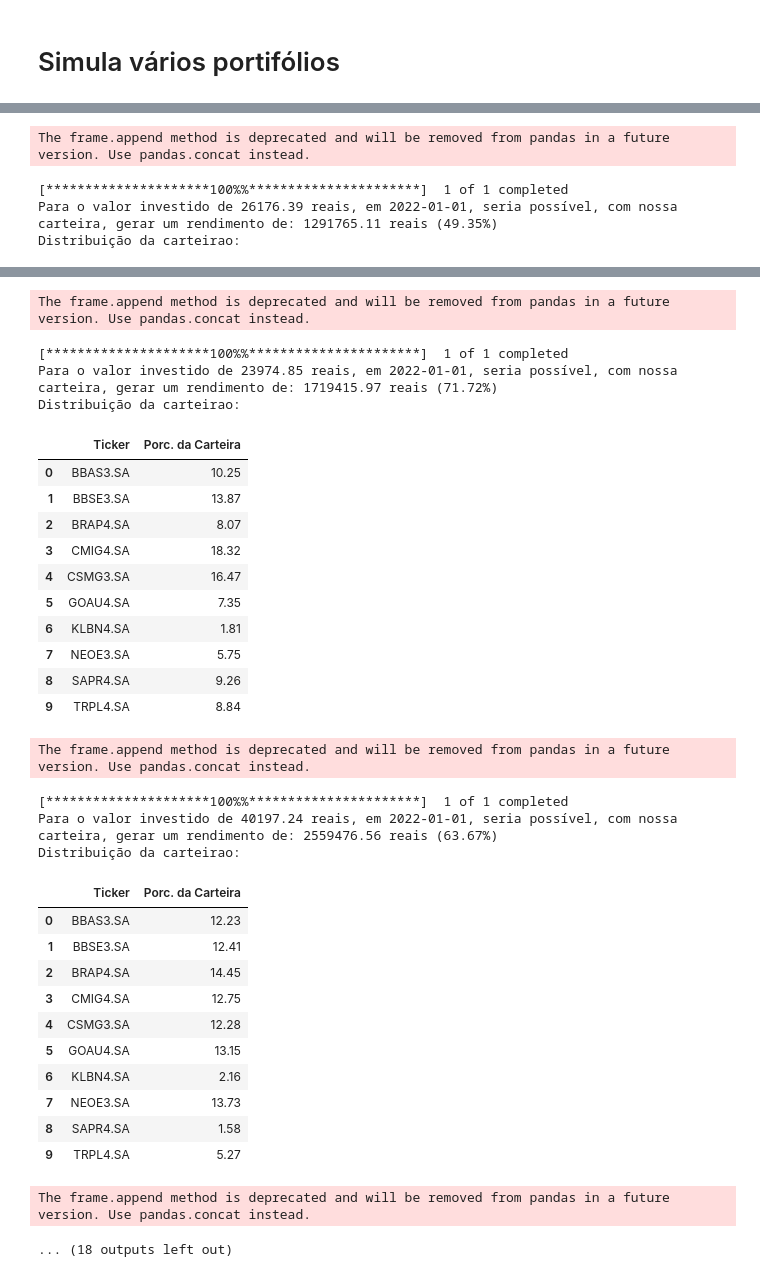
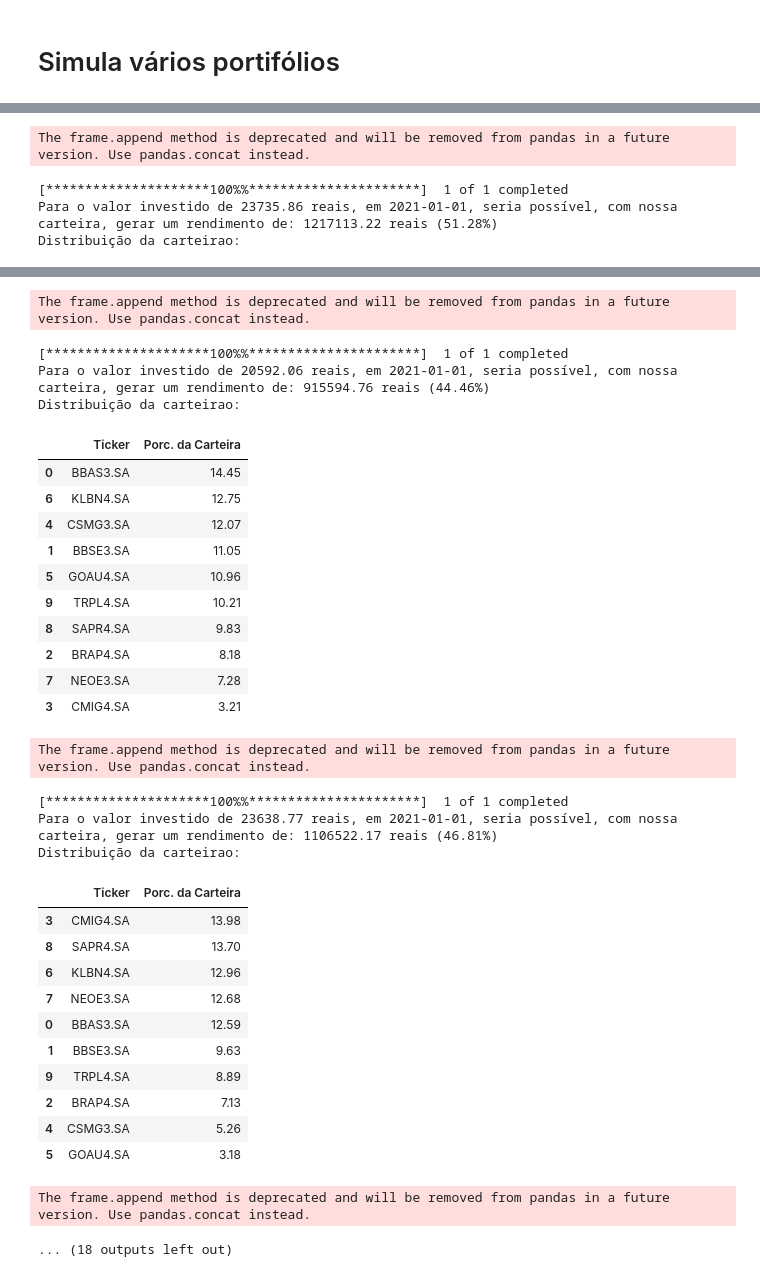
Before and after one commit to yuriishizawa/stock_analysis, a Jupyter notebook: apresentacao_analise.ipynb, the cells around one changed output, grey strips where cells are left out. Saved outputs shown, nothing was run; the diff lists cells and outputs as text; code cells hidden in the pictures.

```diff
--- a/apresentacao_analise.ipynb
+++ b/apresentacao_analise.ipynb
@@ -37,7 +37,7 @@ yf.pdr_override()
 
 sns.set()
 # %%
-START_DATE = "2022-01-01"
+START_DATE = "2021-01-01"
 # %% [markdown]
 ## Coleta dos dados
 # %% [markdown]
@@ -194,7 +191,7 @@ Para o valor investido de 49842.39 reais, em 2022-01-01, seria possível, com no
 return_results = pd.DataFrame()
 
 for i in range(1, 11):
-    portifolio = generate_portifolio(stock_data)
+    portifolio = generate_portifolio(stock_data, max_share=5)
     portifolio_return = np.dot(
         returns.values,
         portifolio.set_index("Ticker")["Porc. da Carteira"].div(100).values,
@@ -229,7 +226,11 @@ for i in range(1, 11):
     )
     print("Distribuição da carteirao:")
 
-    display(portifolio[["Ticker", "Porc. da Carteira"]].round(2))
+    display(
+        portifolio[["Ticker", "Porc. da Carteira"]]
+        .round(2)
+        .sort_values("Porc. da Carteira", ascending=False)
+    )
 
     return_aux = portifolio[["Ticker", "Porc. da Carteira"]].round(2)
     return_aux["Rendimento"] = return_pct
@@ -252,5 +253,5 @@ Distribuição da carteirao:
 The frame.append method is deprecated and will be removed from pandas in a future version. Use pandas.concat instead.
 [*********************100%%**********************]  1 of 1 completed
-Para o valor investido de 26176.39 reais, em 2022-01-01, seria possível, com nossa carteira, gerar um rendimento de: 1291765.11 reais (49.35%)
+Para o valor investido de 23735.86 reais, em 2021-01-01, seria possível, com nossa carteira, gerar um rendimento de: 1217113.22 reais (51.28%)
 Distribuição da carteirao:
 |  | Ticker | Porc. da Carteira |
@@ -267,32 +268,32 @@ Distribuição da carteirao:
 The frame.append method is deprecated and will be removed from pandas in a future version. Use pandas.concat instead.
 [*********************100%%**********************]  1 of 1 completed
-Para o valor investido de 23974.85 reais, em 2022-01-01, seria possível, com nossa carteira, gerar um rendimento de: 1719415.97 reais (71.72%)
+Para o valor investido de 20592.06 reais, em 2021-01-01, seria possível, com nossa carteira, gerar um rendimento de: 915594.76 reais (44.46%)
 Distribuição da carteirao:
 |  | Ticker | Porc. da Carteira |
-| 0 | BBAS3.SA | 10.25 |
-| 1 | BBSE3.SA | 13.87 |
-| 2 | BRAP4.SA | 8.07 |
-| 3 | CMIG4.SA | 18.32 |
-| 4 | CSMG3.SA | 16.47 |
-| 5 | GOAU4.SA | 7.35 |
-| 6 | KLBN4.SA | 1.81 |
-| 7 | NEOE3.SA | 5.75 |
-| 8 | SAPR4.SA | 9.26 |
-| 9 | TRPL4.SA | 8.84 |
+| 0 | BBAS3.SA | 14.45 |
+| 6 | KLBN4.SA | 12.75 |
+| 4 | CSMG3.SA | 12.07 |
+| 1 | BBSE3.SA | 11.05 |
+| 5 | GOAU4.SA | 10.96 |
+| 9 | TRPL4.SA | 10.21 |
+| 8 | SAPR4.SA | 9.83 |
+| 2 | BRAP4.SA | 8.18 |
+| 7 | NEOE3.SA | 7.28 |
+| 3 | CMIG4.SA | 3.21 |
 The frame.append method is deprecated and will be removed from pandas in a future version. Use pandas.concat instead.
 [*********************100%%**********************]  1 of 1 completed
-Para o valor investido de 40197.24 reais, em 2022-01-01, seria possível, com nossa carteira, gerar um rendimento de: 2559476.56 reais (63.67%)
+Para o valor investido de 23638.77 reais, em 2021-01-01, seria possível, com nossa carteira, gerar um rendimento de: 1106522.17 reais (46.81%)
 Distribuição da carteirao:
 |  | Ticker | Porc. da Carteira |
-| 0 | BBAS3.SA | 12.23 |
-| 1 | BBSE3.SA | 12.41 |
-| 2 | BRAP4.SA | 14.45 |
-| 3 | CMIG4.SA | 12.75 |
-| 4 | CSMG3.SA | 12.28 |
-| 5 | GOAU4.SA | 13.15 |
-| 6 | KLBN4.SA | 2.16 |
-| 7 | NEOE3.SA | 13.73 |
-| 8 | SAPR4.SA | 1.58 |
-| 9 | TRPL4.SA | 5.27 |
+| 3 | CMIG4.SA | 13.98 |
+| 8 | SAPR4.SA | 13.70 |
+| 6 | KLBN4.SA | 12.96 |
+| 7 | NEOE3.SA | 12.68 |
+| 0 | BBAS3.SA | 12.59 |
+| 1 | BBSE3.SA | 9.63 |
+| 9 | TRPL4.SA | 8.89 |
+| 2 | BRAP4.SA | 7.13 |
+| 4 | CSMG3.SA | 5.26 |
+| 5 | GOAU4.SA | 3.18 |
 The frame.append method is deprecated and will be removed from pandas in a future version. Use pandas.concat instead.
 ... (18 outputs left out)
```
Also changed, not shown: parts of 5 cells of this notebook.
